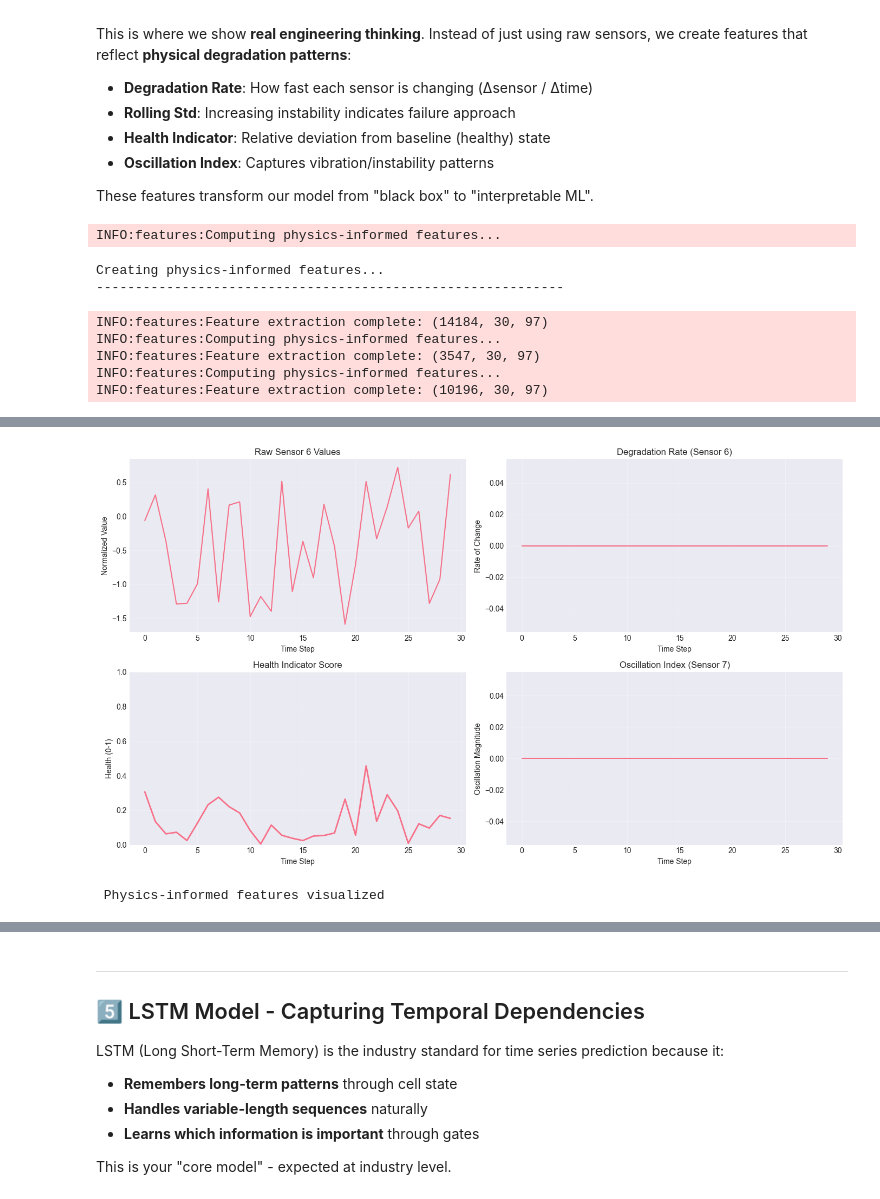
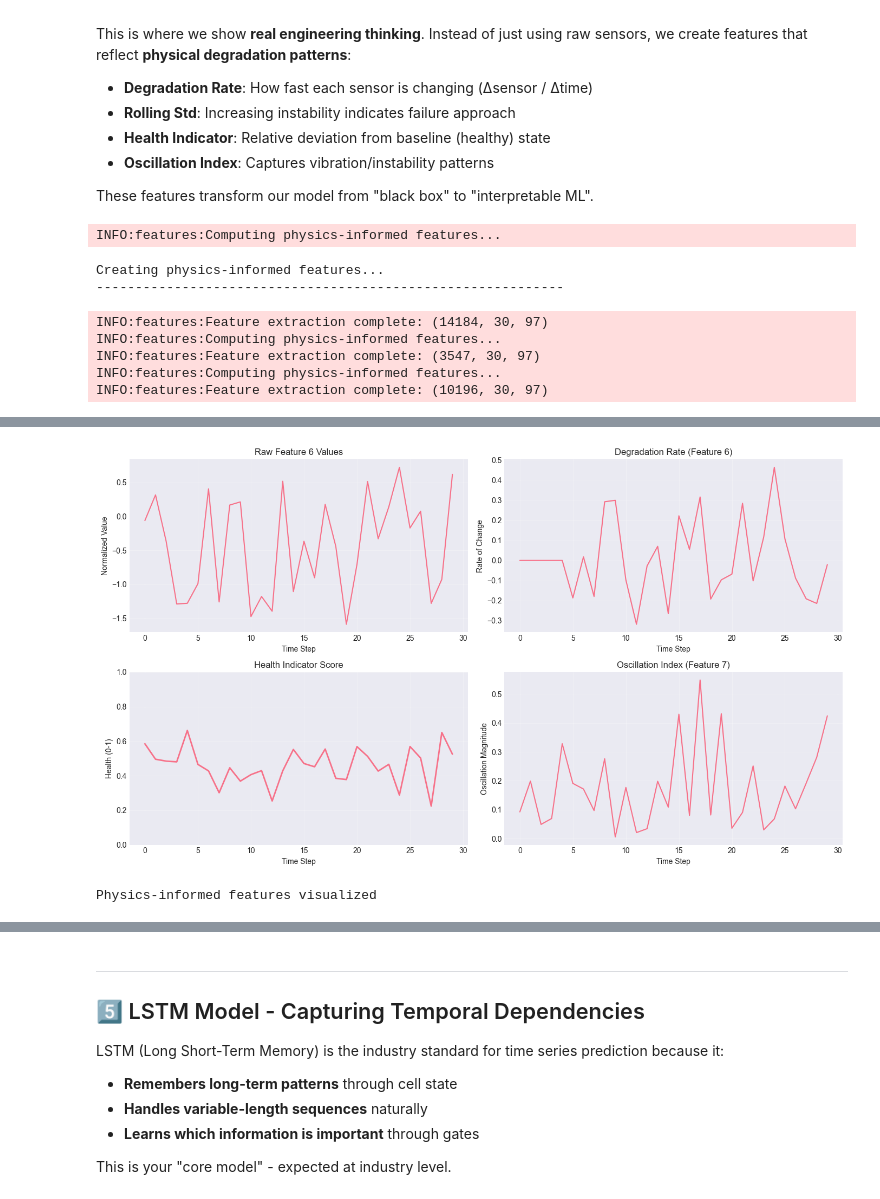
Before and after one commit to AaronCJohn/NASA-Predict-Satellite-Failures, a Jupyter notebook: notebooks/01_complete_pipeline.ipynb, the cells around one changed output, grey strips where cells are left out. Drawn from its saved outputs; the diff is of its cells as text; code cells hidden in the pictures.

```diff
--- a/notebooks/01_complete_pipeline.ipynb
+++ b/notebooks/01_complete_pipeline.ipynb
@@ -275,44 +275,76 @@ X_train_physics = PhysicsInformedFeatures.aggregate_features(X_train_split, incl
 X_val_physics = PhysicsInformedFeatures.aggregate_features(X_val, include_physics=True)
 X_test_physics = PhysicsInformedFeatures.aggregate_features(X_test, include_physics=True)
 
-print(f" Features aggregated successfully!")
-print(f"  Original features: {X_train_split.shape[2]}")
-print(f"  Physics-informed features: {X_train_physics.shape[2]}")
-print(f"  Expansion factor: {X_train_physics.shape[2] / X_train_split.shape[2]:.1f}x")
+print("Features aggregated successfully!")
 
-# Detailed breakdown
-n_sensors = 21
-print(f"\nFeature breakdown:")
-print(f"  Raw sensors: {n_sensors}")
-print(f"  + Degradation rates: {n_sensors}")
-print(f"  + Rolling std: {n_sensors}")
-print(f"  + Health indicator: 1")
-print(f"  + Oscillation index: {n_sensors}")
-print(f"  = Total: {n_sensors * 4 + 1}")
+# Infer feature layout dynamically
+n_raw = X_train_split.shape[2]
+n_total = X_train_physics.shape[2]
+
+print(f"Original features: {n_raw}")
+print(f"Physics-informed features: {n_total}")
+print(f"Expansion factor: {n_total / n_raw:.1f}x")
+
+# Feature block layout
+raw_start = 0
+deg_start = n_raw
+std_start = 2 * n_raw
+health_idx = 3 * n_raw
+osc_start = 3 * n_raw + 1
+
+print("\nFeature breakdown:")
+print(f"  Raw features: {n_raw}        -> indices {raw_start} to {deg_start - 1}")
+print(f"  + Degradation rates: {n_raw} -> indices {deg_start} to {std_start - 1}")
+print(f"  + Rolling std: {n_raw}       -> indices {std_start} to {health_idx - 1}")
+print(f"  + Health indicator: 1        -> index {health_idx}")
+print(f"  + Oscillation index: {n_raw} -> indices {osc_start} to {n_total - 1}")
+print(f"  = Total: {4 * n_raw + 1}")
+
+# Choose example feature positions safely
+feature_6_idx = min(5, n_raw - 1)   # 6th feature if available
+feature_7_idx = min(6, n_raw - 1)   # 7th feature if available
+
+raw_feature_6_idx = feature_6_idx
+degradation_feature_6_idx = deg_start + feature_6_idx
+rolling_std_feature_6_idx = std_start + feature_6_idx
+osc_feature_7_idx = osc_start + feature_7_idx
+
+print("\nExample indices used for plotting:")
+print(f"  Raw feature 6 index: {raw_feature_6_idx}")
+print(f"  Degradation rate feature 6 index: {degradation_feature_6_idx}")
+print(f"  Rolling std feature 6 index: {rolling_std_feature_6_idx}")
+print(f"  Health indicator index: {health_idx}")
+print(f"  Oscillation index feature 7 index: {osc_feature_7_idx}")
+
+# Optional sanity checks
+print("\nSanity checks:")
+print("X_train_split dtype:", X_train_split.dtype)
+print("X_train_physics dtype:", X_train_physics.dtype)
+print("Degradation sample:", X_train_physics[0, :, degradation_feature_6_idx])
+print("Rolling std sample:", X_train_physics[0, :, rolling_std_feature_6_idx])
 
 # Visualize transformed features
 fig, axes = plt.subplots(2, 2, figsize=(14, 8))
 
-# Raw sensor
-axes[0, 0].plot(X_train_physics[0, :, 5])
-axes[0, 0].set_title('Raw Sensor 6 Values')
+# Raw feature
+axes[0, 0].plot(X_train_physics[0, :, raw_feature_6_idx])
+axes[0, 0].set_title('Raw Feature 6 Values')
 axes[0, 0].set_ylabel('Normalized Value')
 
 # Degradation rate
-axes[0, 1].plot(X_train_physics[0, :, 5 + 21])
-axes[0, 1].set_title('Degradation Rate (Sensor 6)')
+axes[0, 1].plot(X_train_physics[0, :, degradation_feature_6_idx])
+axes[0, 1].set_title('Degradation Rate (Feature 6)')
 axes[0, 1].set_ylabel('Rate of Change')
 
 # Health indicator
-axes[1, 0].plot(X_train_physics[0, :, 84], linewidth=2)
+axes[1, 0].plot(X_train_physics[0, :, health_idx], linewidth=2)
 axes[1, 0].set_title('Health Indicator Score')
 axes[1, 0].set_ylabel('Health (0-1)')
 axes[1, 0].set_ylim([0, 1])
-axes[1, 0].grid(True, alpha=0.3)
 
 # Oscillation index
-axes[1, 1].plot(X_train_physics[0, :, 85])
-axes[1, 1].set_title('Oscillation Index (Sensor 7)')
+axes[1, 1].plot(X_train_physics[0, :, osc_feature_7_idx])
+axes[1, 1].set_title('Oscillation Index (Feature 7)')
 axes[1, 1].set_ylabel('Oscillation Magnitude')
 
 for ax in axes.flat:
@@ -322,7 +354,7 @@ for ax in axes.flat:
 plt.tight_layout()
 plt.show()
 
-print("\n Physics-informed features visualized")
+print("\nPhysics-informed features visualized")
 # %% [output]
 INFO:features:Computing physics-informed features...
 Creating physics-informed features...
@@ -347 +384 @@ Feature breakdown:
-[figure, old version]
+[figure, new version]
```
Also changed, not shown: parts of 7 cells of this notebook.
